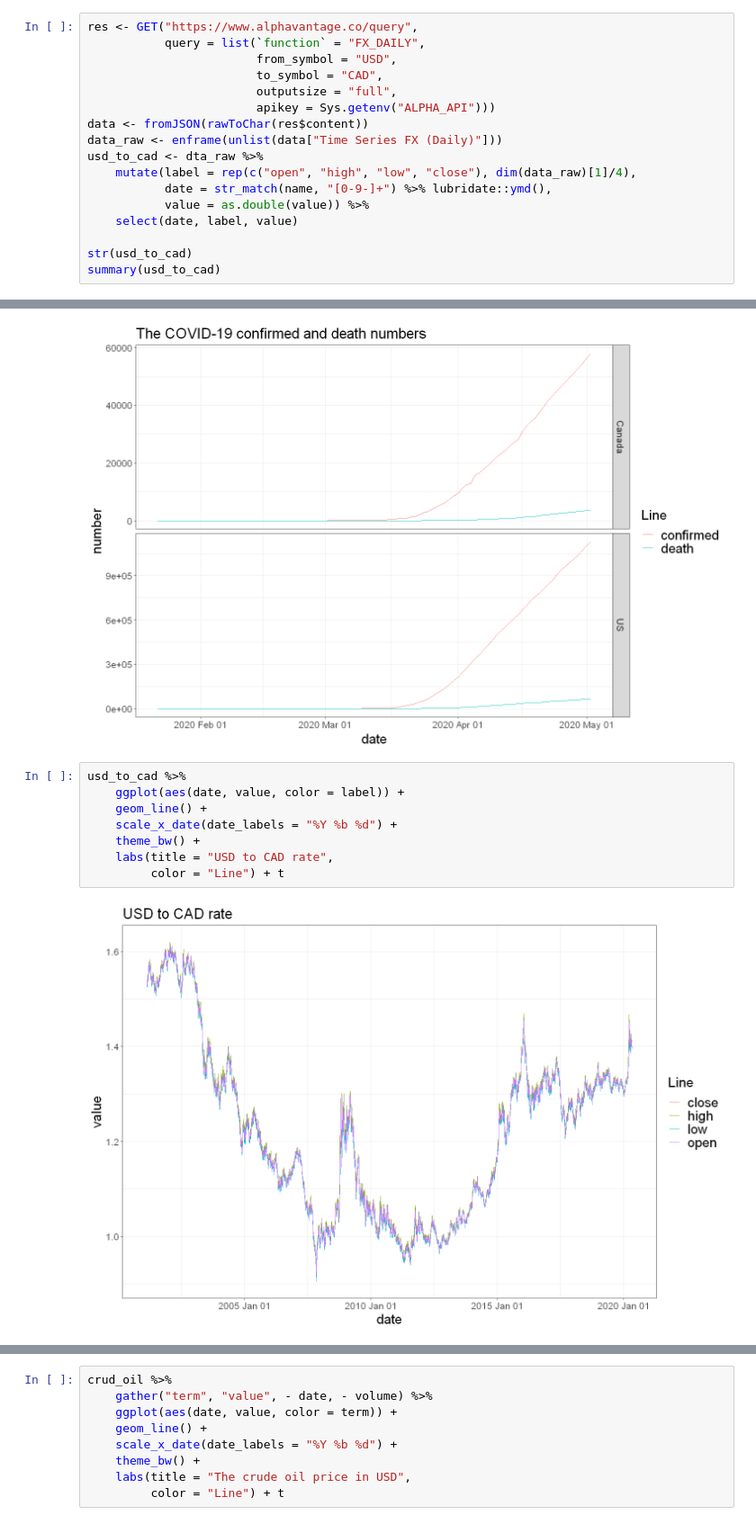
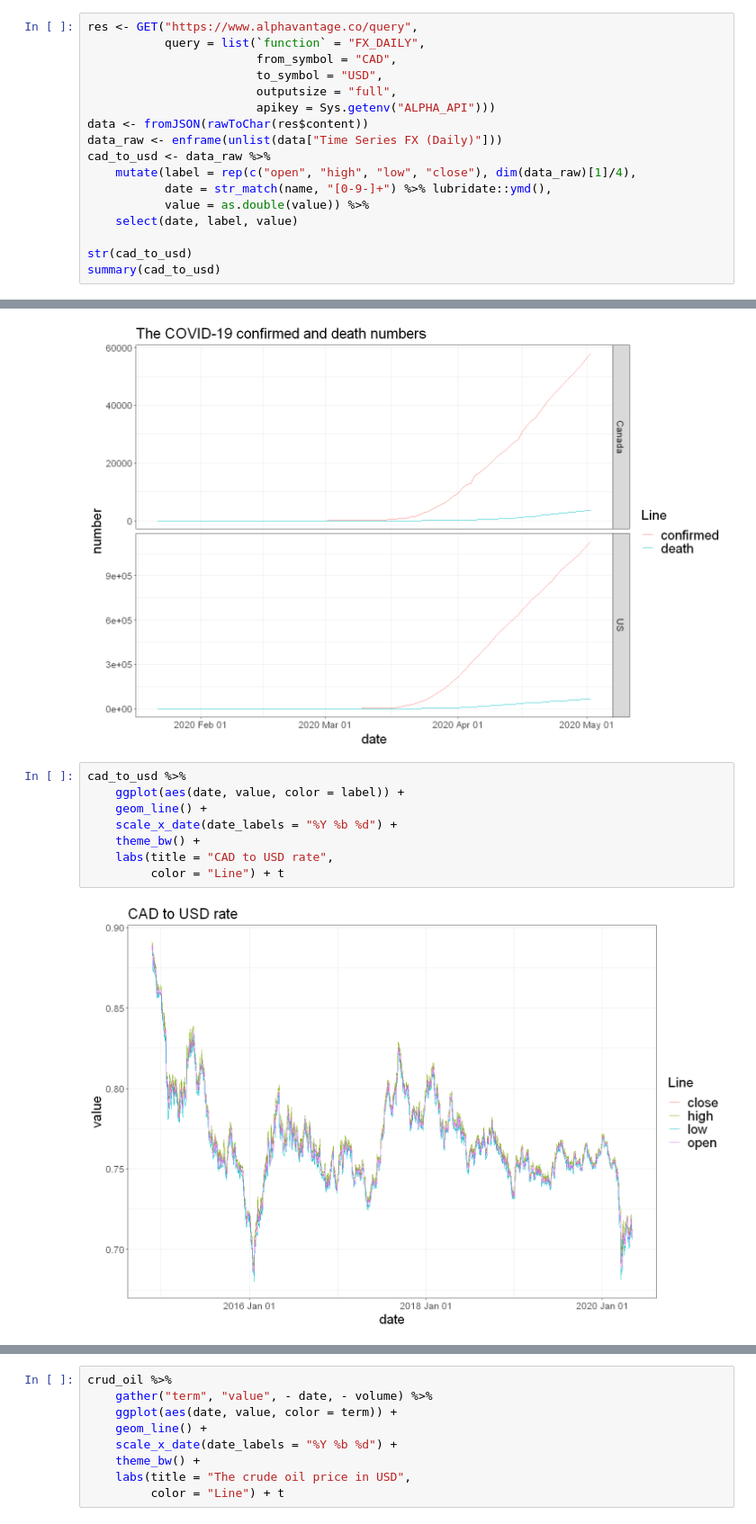
Before and after one commit to flizhou/CAD_USD_exchange_rate_predictor, a Jupyter notebook: scripts/eda.ipynb, the cells around one changed output, grey strips where cells are left out. Shown: that part at 90% size. Cells and saved outputs as stored; diff of their text form.

```diff
--- a/scripts/eda.ipynb
+++ b/scripts/eda.ipynb
@@ -85,17 +85,17 @@ A tibble: 6 × 106
 # %%
 res <- GET("https://www.alphavantage.co/query",
            query = list(`function` = "FX_DAILY",
-                        from_symbol = "USD",
-                        to_symbol = "CAD",
+                        from_symbol = "CAD",
+                        to_symbol = "USD",
                         outputsize = "full",
                         apikey = Sys.getenv("ALPHA_API")))
 data <- fromJSON(rawToChar(res$content))
 data_raw <- enframe(unlist(data["Time Series FX (Daily)"]))
-usd_to_cad <- dta_raw %>%
+cad_to_usd <- data_raw %>%
     mutate(label = rep(c("open", "high", "low", "close"), dim(data_raw)[1]/4),
            date = str_match(name, "[0-9-]+") %>% lubridate::ymd(),
            value = as.double(value)) %>%
     select(date, label, value)
 
-str(usd_to_cad)
-summary(usd_to_cad)
+str(cad_to_usd)
+summary(cad_to_usd)
@@ -245,13 +303,13 @@ cb_data %>%
 # %% [output]
 [figure]
 # %%
-usd_to_cad %>%
+cad_to_usd %>%
     ggplot(aes(date, value, color = label)) +
     geom_line() +
     scale_x_date(date_labels = "%Y %b %d") +
     theme_bw() +
-    labs(title = "USD to CAD rate",
+    labs(title = "CAD to USD rate",
          color = "Line") + t
 # %% [output]
-[figure, old version]
+[figure, new version]
 # %%
```
Also changed, not shown: parts of 22 cells of this notebook.
